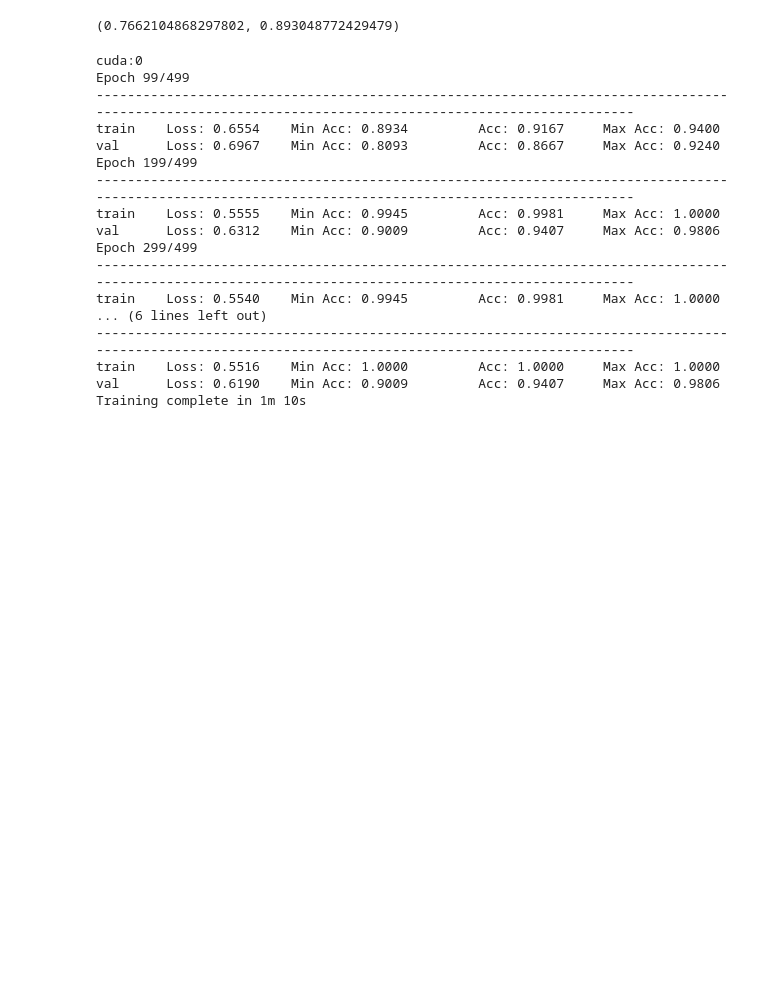
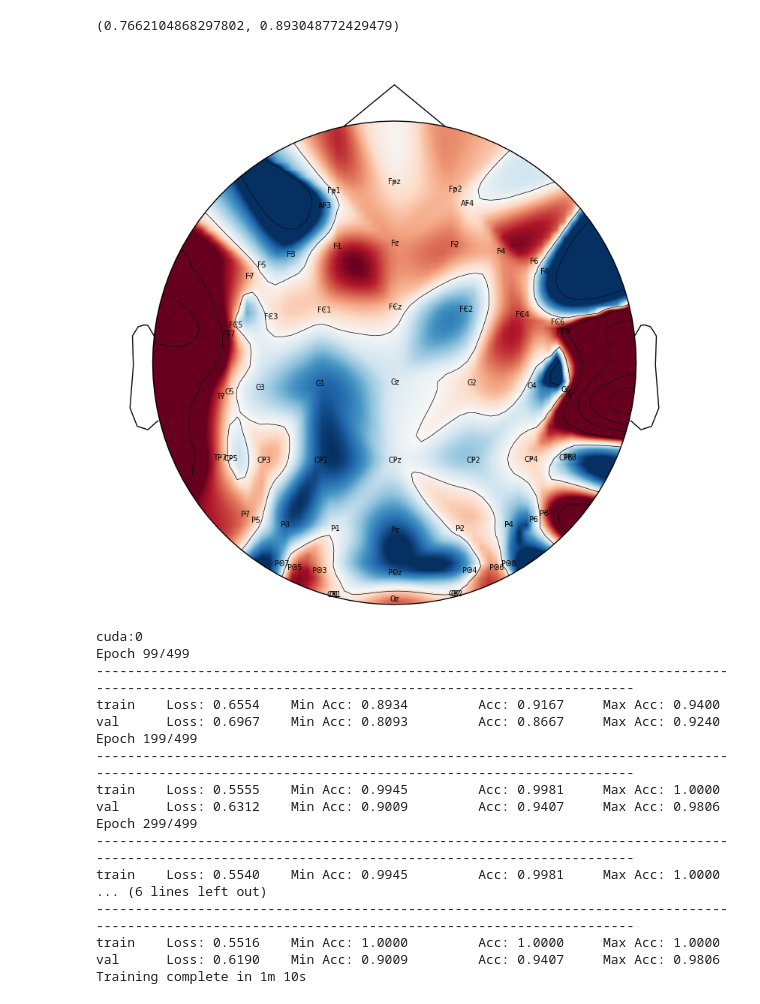
Before and after one commit to Sidl419/pattern_recognition, a Jupyter notebook: notebooks/seed_exp.ipynb, the cells around one changed output. Cells and saved outputs as stored; diff of their text form; code cells hidden in the pictures; blank space fills up the shorter version.

Commit message:
added weight map for SEED CNN

```diff
--- a/notebooks/seed_exp.ipynb
+++ b/notebooks/seed_exp.ipynb
@@ -426,6 +405,13 @@ max(acc_cnn['Accuracy'])
 acc_cnn['Min Accuracy'][381], acc_cnn['Max Accuracy'][381]
 # %% [output]
 (0.7662104868297802, 0.893048772429479)
+# %%
+channel_weights = np.array(model_CNN.linear_channel.weight.flatten().detach().cpu())
+mne.viz.plot_topomap(channel_weights, np.stack(seed_montage.get_positions()['ch_pos'].values())[:,:-1], size=10,
+                     names=seed_montage.ch_names) #, vmin=min(channel_weights), vmax=max(channel_weights)
+plt.show()
+# %% [output]
+[figure, added]
 # %%
 criterion = nn.CrossEntropyLoss()# nn.BCEWithLogitsLoss(pos_weight=torch.tensor(3))# weight=torch.tensor([1, 4], device=my_device)
 
```
Also changed, not shown: parts of 10 cells of this notebook.
